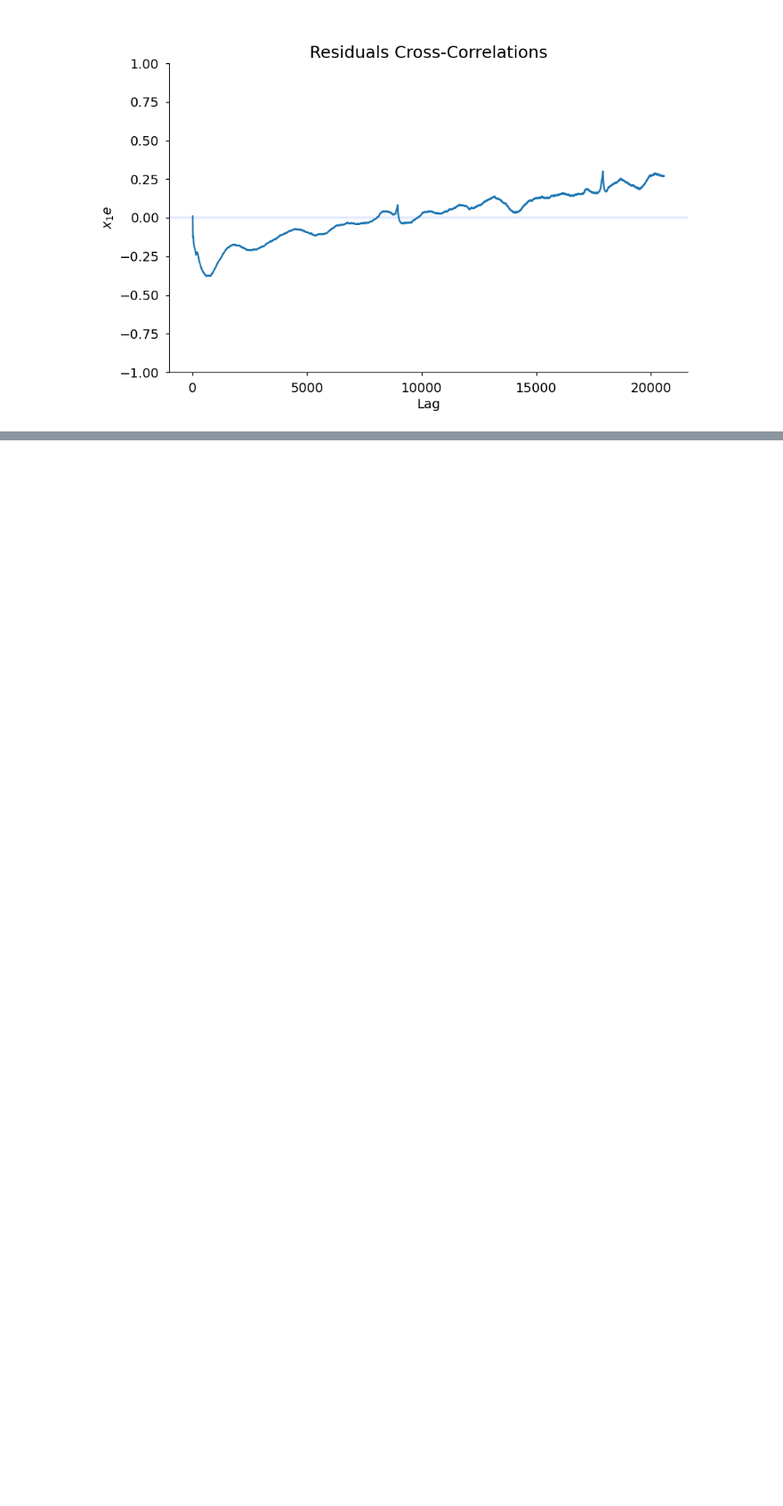
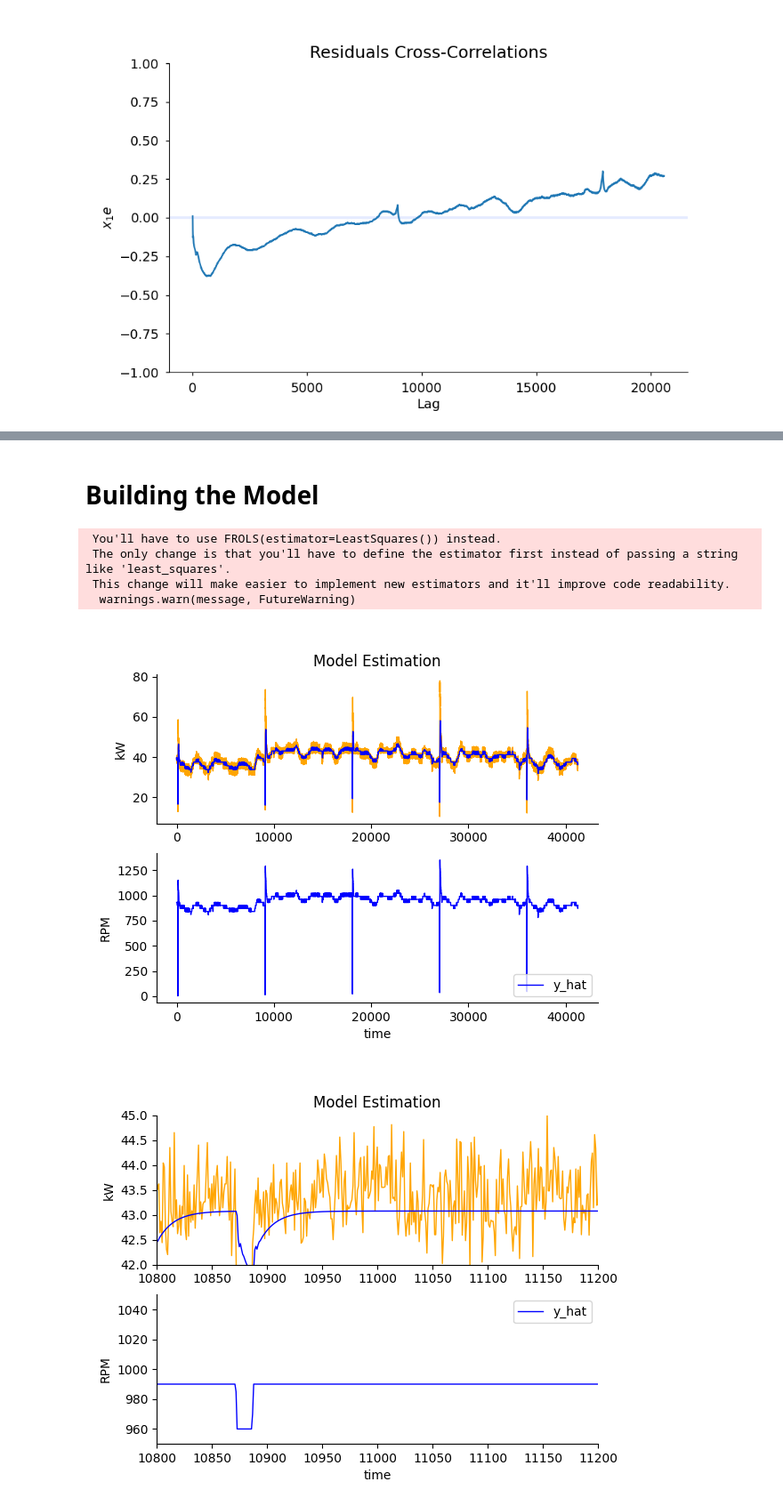
Before and after one commit to Stepzi/GRP2-IIoT-for-Digitization-of-Electronic-Assets, a Jupyter notebook: SystemIdentification.ipynb, the cells around one changed output, grey strips where cells are left out. Shown at 89% size. Cells and saved outputs as stored; diff of their text form; code cells hidden in the pictures; blank space fills up the shorter version.

```diff
--- a/SystemIdentification.ipynb
+++ b/SystemIdentification.ipynb
@@ -210,0 +241,75 @@ plot_residues_correlation(data=x1e, title="Residuals Cross-Correlations",
+# %% [markdown]
+# Building the Model
+# %%
+
+# n_terms set to 4 and no order selection.
+basis_function = Polynomial(degree=1)
+model = FROLS(
+    order_selection=True,
+    n_info_values=10,
+    extended_least_squares=False,
+    ylag=3,
+    xlag=3,
+    info_criteria="aic",
+    estimator="least_squares",
+    basis_function=basis_function, )
+
+
+# Select One Day of data to build the model
+
+test_data  = df[["pump4_rpm","pump4_power"]].loc['2023-03-01':'2023-03-02']
+train_data  = df[["pump4_rpm","pump4_power"]].loc['2023-02-27':'2023-03-01']
+
+
+ytest = test_data["pump4_power"].values.reshape(-1,1)
+ytrain = train_data["pump4_power"].values.reshape(-1,1)
+
+xtest = test_data["pump4_rpm"].values.reshape(-1,1)
+xtrain = train_data["pump4_rpm"].values.reshape(-1,1)
+
+# Training the ARX model
+model.fit(X=xtrain, y=ytrain)
+
+# Prediciting on input sequence xtest
+yhat = model.predict(X=xtest, y=ytest)
+
+plt.figure()
+
+ax1 = plt.subplot(2,1,1)
+plt.plot(ytest,color='orange',linewidth=1,label='y')
+plt.plot(yhat,color='blue',linewidth=1,label='y_hat')
+plt.ylabel('kW')
+plt.title('Model Estimation')
+# Shared x-axis
+ax2 = plt.subplot(2,1,2, sharex=ax1)
+plt.plot(xtest,color='blue',linewidth=1,label='y_hat')
+plt.xlabel('time')
+plt.ylabel('RPM')
+plt.legend()
+plt.show()
+
+# Observations
+plt.figure()
+
+ax1 = plt.subplot(2,1,1)
+plt.plot(ytest,color='orange',linewidth=1,label='y')
+plt.plot(yhat,color='blue',linewidth=1,label='y_hat')
+plt.ylabel('kW')
+plt.title('Model Estimation')
+plt.ylim((42,45))
+# Shared x-axis
+ax2 = plt.subplot(2,1,2, sharex=ax1)
+plt.plot(xtest,color='blue',linewidth=1,label='y_hat')
+plt.xlabel('time')
+plt.ylabel('RPM')
+plt.legend()
+plt.xlim((10800,11200))
+plt.ylim((950,1050))
+plt.show()
+# %% [output]
+ You'll have to use FROLS(estimator=LeastSquares()) instead.
+ The only change is that you'll have to define the estimator first instead of passing a string like 'least_squares'.
+ This change will make easier to implement new estimators and it'll improve code readability.
+  warnings.warn(message, FutureWarning)
+[figure, added]
+[figure, added]
```
Also changed, not shown: parts of 11 cells of this notebook, 3 other files.
